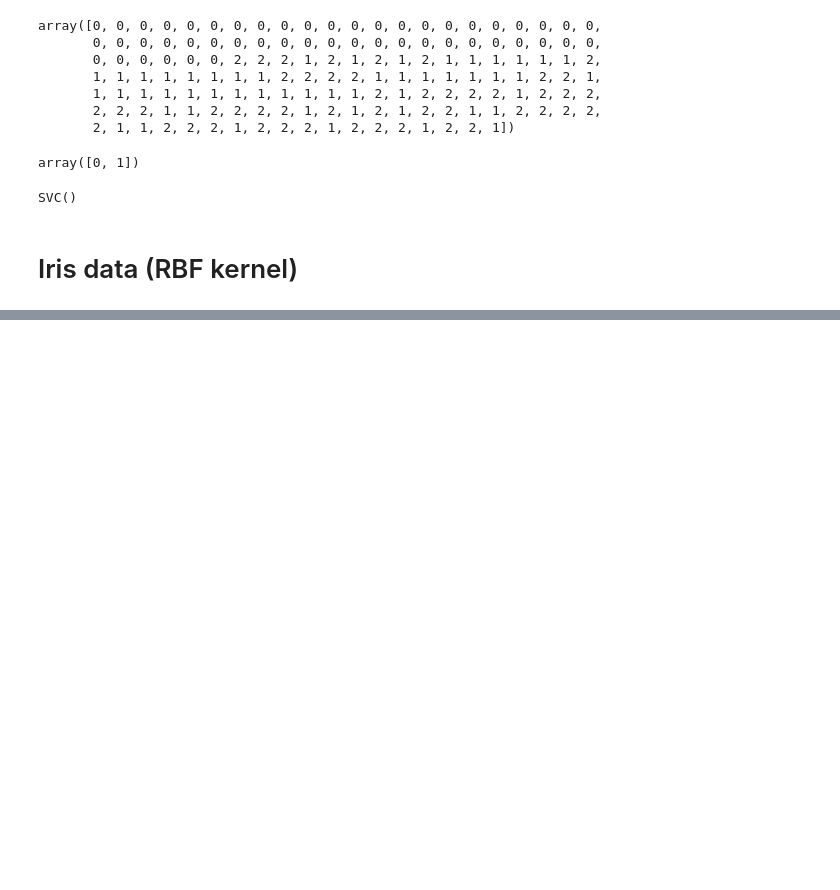
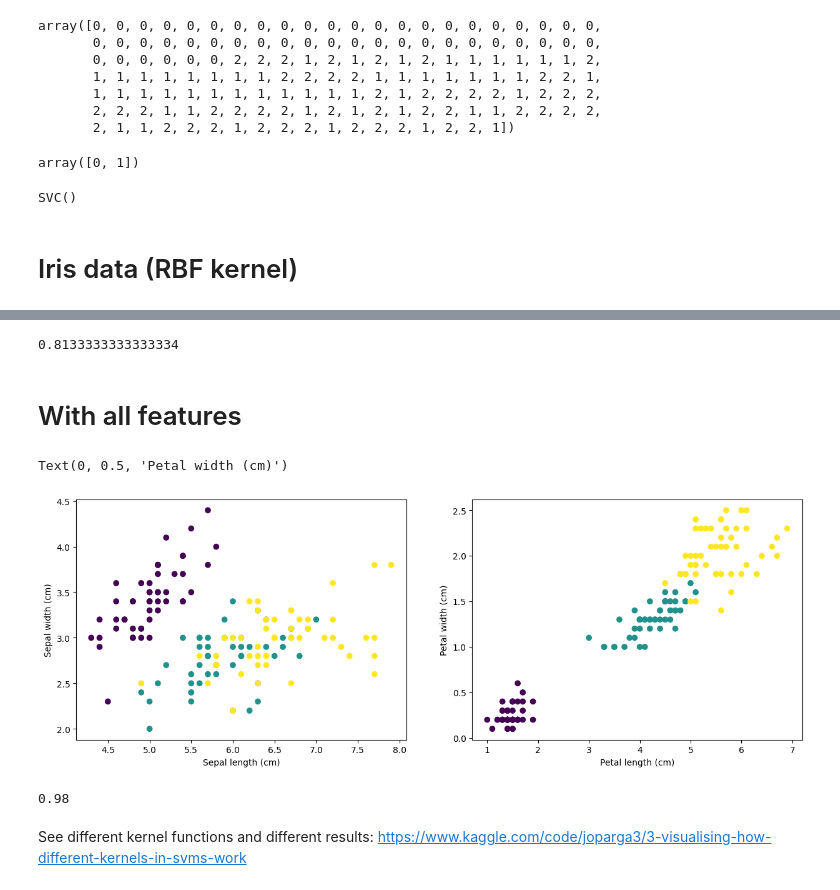
Before and after one commit to pm012/DataScience_sandbox, a Jupyter notebook: notebooks/module5/module5_1.ipynb, the cells around one changed output, grey strips where cells are left out. Saved outputs shown, nothing was run; the diff lists cells and outputs as text; code cells hidden in the pictures; blank space fills up the shorter version.

```diff
--- a/notebooks/module5/module5_1.ipynb
+++ b/notebooks/module5/module5_1.ipynb
@@ -782,0 +868,41 @@ SVC()
+# %%
+y_pred = model.predict(X)
+accuracy_score(y_pred, y)
+# %% [output]
+0.8133333333333334
+# %% [markdown]
+# With all features
+# %%
+X = iris.data[:, :4]
+y = iris.target
+
+plt.figure(figsize=(15, 5))
+
+plt.subplot(1,2,1)
+plt.scatter(X[:, 0], X[:, 1], c=y)
+plt.xlabel("Sepal length (cm)")
+plt.ylabel("Sepal width (cm)")
+
+
+plt.subplot(1,2,2)
+plt.scatter(X[:, 2], X[:, 3], c=y)
+plt.xlabel("Petal length (cm)")
+plt.ylabel("Petal width (cm)")
+# %% [output]
+Text(0, 0.5, 'Petal width (cm)')
+[figure, added]
+# %%
+# we create an instance of SVM and fit out data.
+X = iris.data[:, :4]
+y = iris.target
+
+C = 1.0  # SVM regularization parameter
+model = svm.SVC(kernel='rbf', gamma=0.7, C=C)
+model.fit(X, y)
+
+y_pred = model.predict(X)
+accuracy_score(y_pred, y)
+# %% [output]
+0.98
+# %% [markdown]
+See different kernel functions and different results: https://www.kaggle.com/code/joparga3/3-visualising-how-different-kernels-in-svms-work
```
Also changed, not shown: parts of 21 cells of this notebook, 1 other file.
